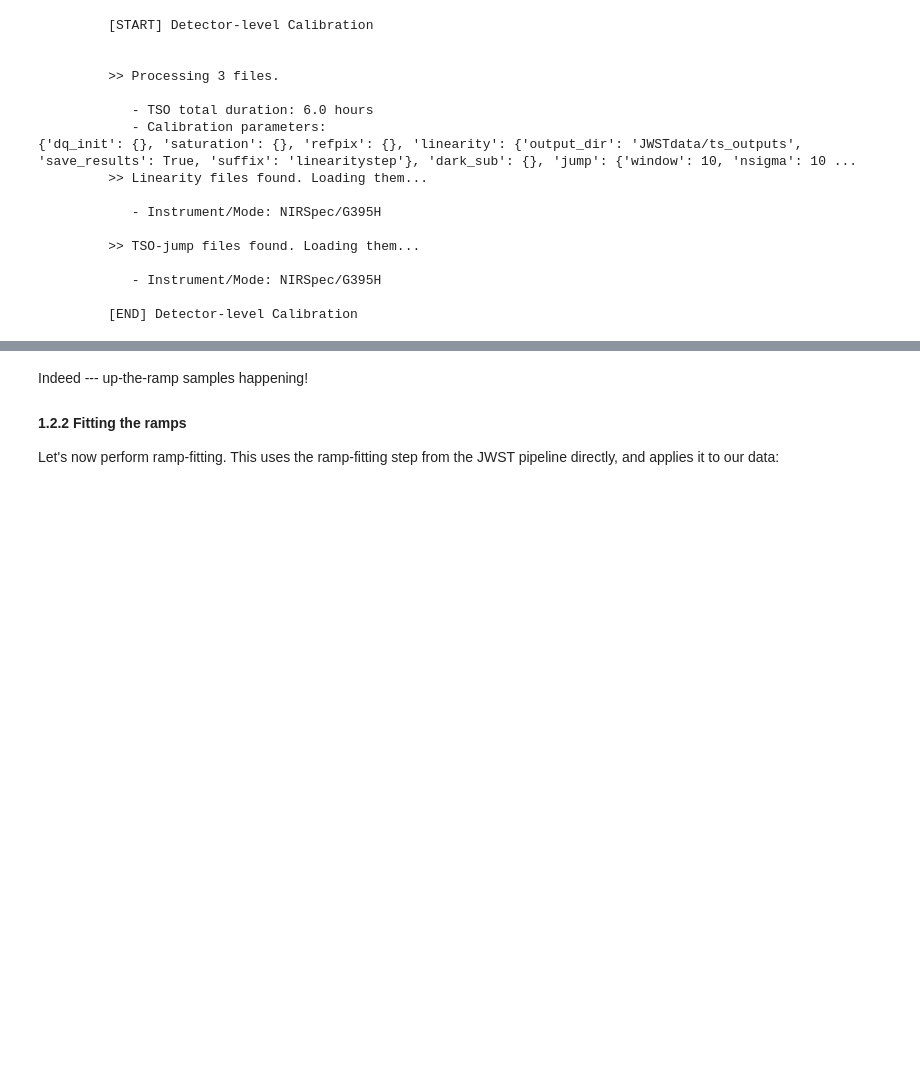
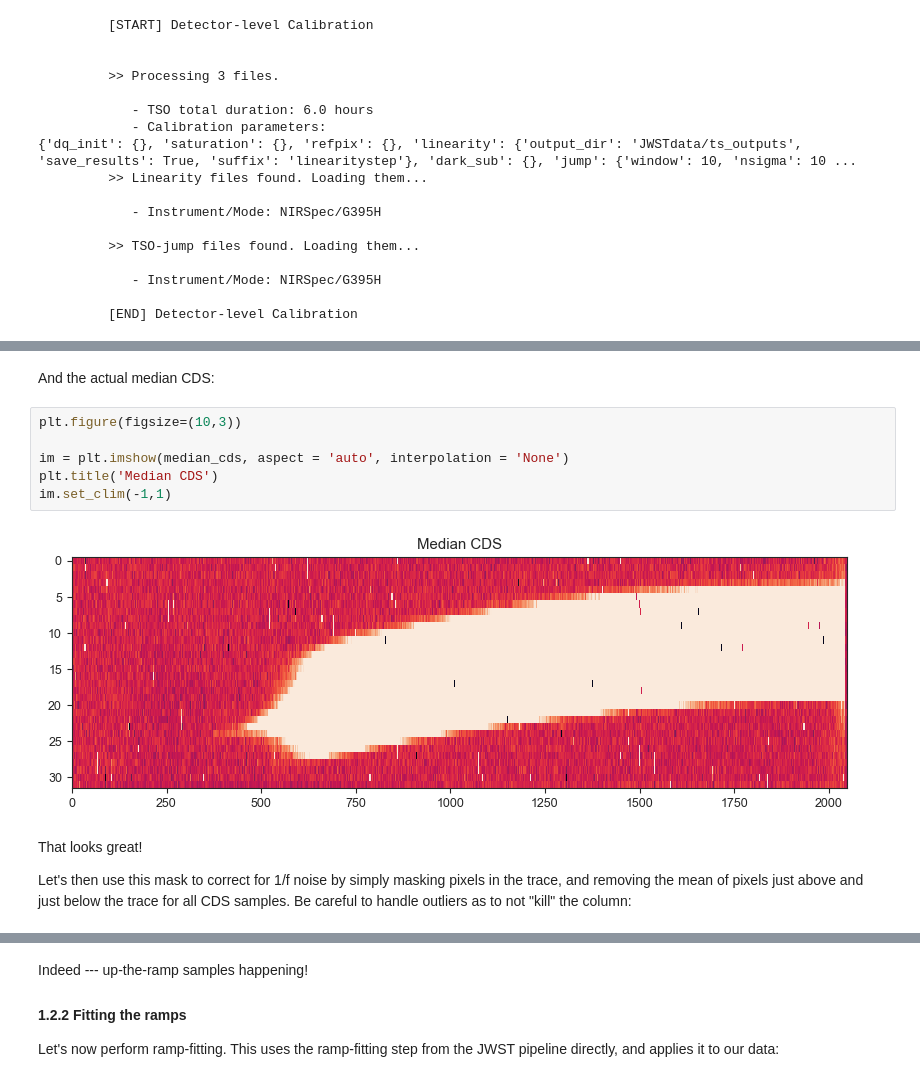
Before and after one commit to nespinoza/transitspectroscopy, a Jupyter notebook: tutorials/Tutorial-HAT-P-14b-JWST-NIRSPEC.ipynb, the cells around one changed output, grey strips where cells are left out. Saved outputs shown, nothing was run; the diff lists cells and outputs as text; blank space fills up the shorter version.

```diff
--- a/tutorials/Tutorial-HAT-P-14b-JWST-NIRSPEC.ipynb
+++ b/tutorials/Tutorial-HAT-P-14b-JWST-NIRSPEC.ipynb
@@ -148,0 +210,14 @@ for i in range(0,5):
+# %% [markdown]
+And the actual median CDS:
+# %%
+plt.figure(figsize=(10,3))
+
+im = plt.imshow(median_cds, aspect = 'auto', interpolation = 'None')
+plt.title('Median CDS')
+im.set_clim(-1,1)
+# %% [output]
+[figure, added]
+# %% [markdown]
+That looks great!
+
+Let's then use this mask to correct for 1/f noise by simply masking pixels in the trace, and removing the mean of pixels just above and just below the trace for all CDS samples. Be careful to handle outliers as to not "kill" the column:
```
Also changed, not shown: parts of 73 cells of this notebook.
